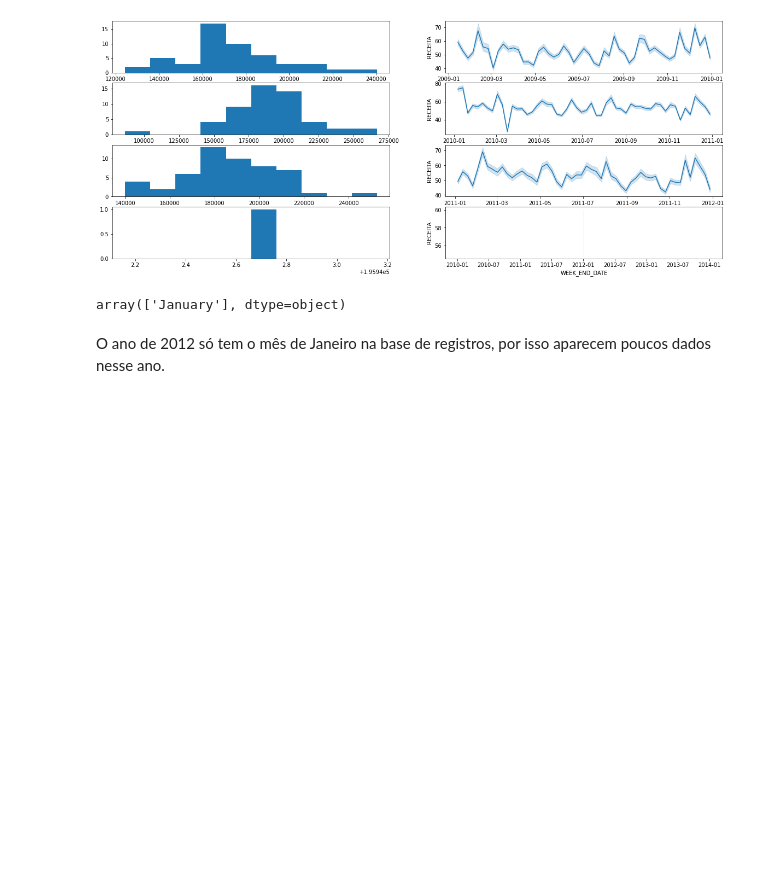
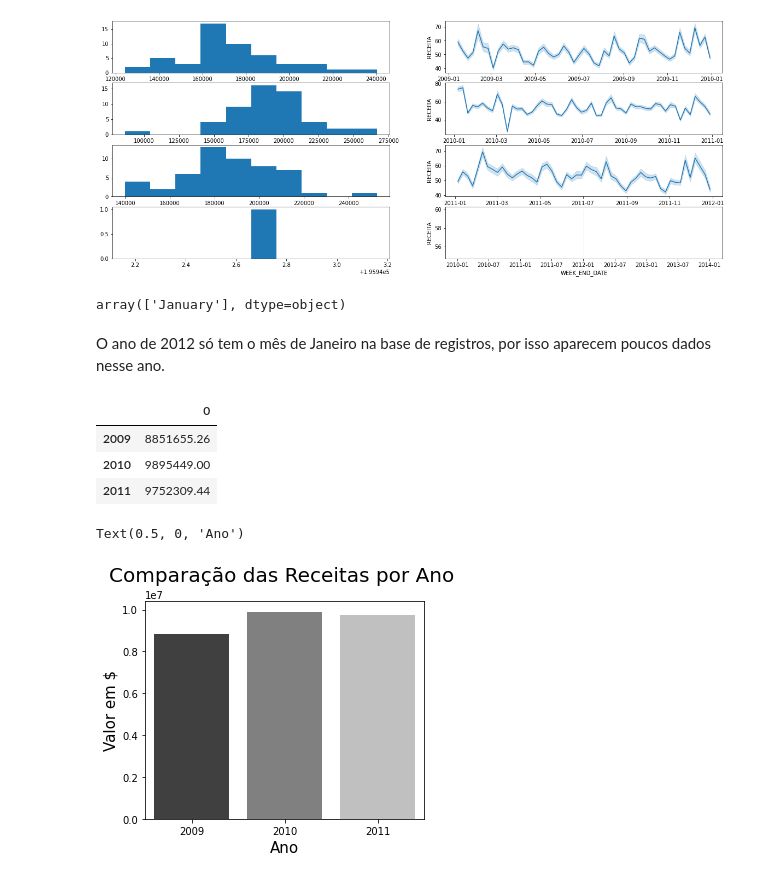
Before and after one commit to SamuelSousaFerreira/Breakfast-at-the-Frat---Time-Series-Analise, a Jupyter notebook: Breakfast_at_the_Frat.ipynb, the cells around one changed output. Saved outputs shown, nothing was run; the diff lists cells and outputs as text; code cells hidden in the pictures; blank space fills up the shorter version.

```diff
--- a/Breakfast_at_the_Frat.ipynb
+++ b/Breakfast_at_the_Frat.ipynb
@@ -512,3 +508,24 @@ tudo_junto_rec[tudo_junto_rec.WEEK_END_DATE.dt.year == 2012].WEEK_END_DATE.dt.mo
 array(['January'], dtype=object)
 # %% [markdown]
 O ano de 2012 só tem o mês de Janeiro na base de registros, por isso aparecem poucos dados nesse ano.
+# %%
+receitas_comparacao = pd.DataFrame()
+receitas_comparacao['2009'] = [tudo_junto_rec[(tudo_junto_rec.WEEK_END_DATE.dt.year == 2009)]['RECEITA'].sum()]
+receitas_comparacao['2010'] = tudo_junto_rec[(tudo_junto_rec.WEEK_END_DATE.dt.year == 2010)]['RECEITA'].sum()
+receitas_comparacao['2011'] = tudo_junto_rec[(tudo_junto_rec.WEEK_END_DATE.dt.year == 2011)]['RECEITA'].sum()
+receitas_comparacao = receitas_comparacao.T
+# %% [output]
+|  | 0 |
+| 2009 | 8851655.26 |
+| 2010 | 9895449.00 |
+| 2011 | 9752309.44 |
+# %%
+plt.figure(figsize=(5,4))
+ax = sns.barplot(x=receitas_comparacao.index,y=0,data=receitas_comparacao, palette='gray' )
+
+ax.set_title("Comparação das Receitas por Ano ", fontsize=20,pad=20,)
+ax.set_ylabel('Valor em $', fontsize=15)
+ax.set_xlabel('Ano', fontsize=15)
+# %% [output]
+Text(0.5, 0, 'Ano')
+[figure, added]
```
Also changed, not shown: parts of 22 cells of this notebook.
